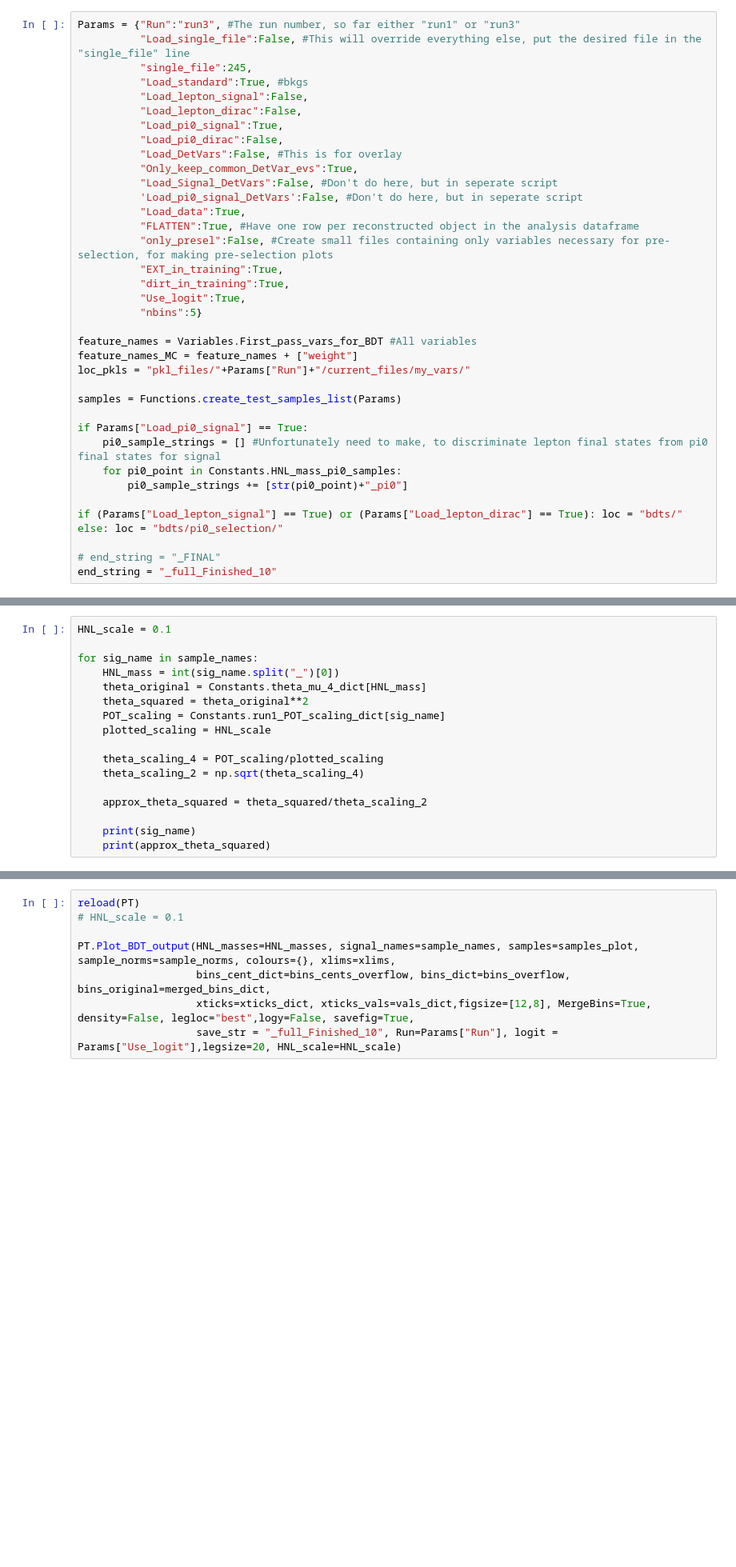
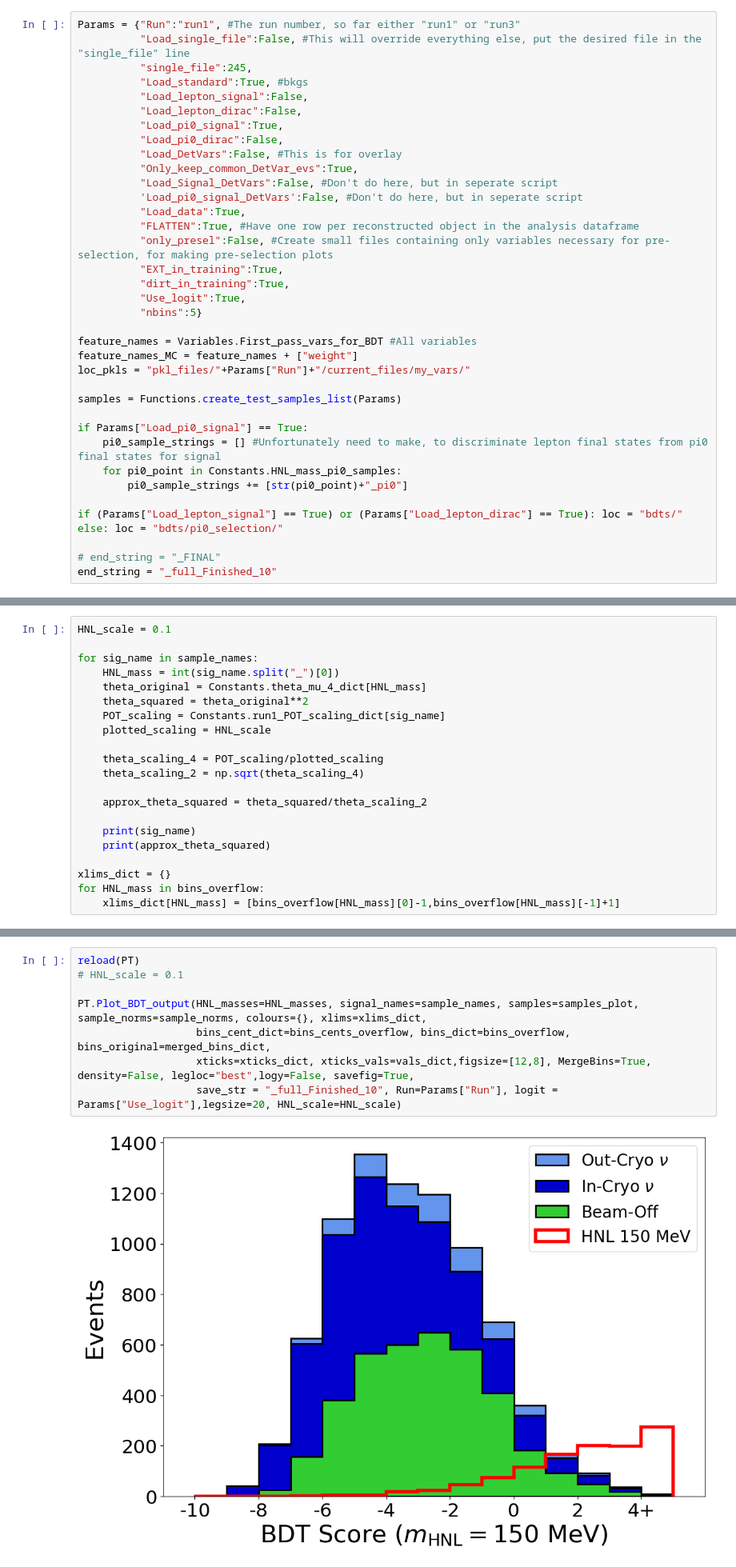
Before and after one commit to dmarsden01/uboone_HNL_analysis, a Jupyter notebook: 3.5_BDT_Results.ipynb, the cells around one changed output, grey strips where cells are left out. Shown at 80% size. Cells and saved outputs as stored; diff of their text form; blank space fills up the shorter version.

```diff
--- a/3.5_BDT_Results.ipynb
+++ b/3.5_BDT_Results.ipynb
@@ -32,7 +32,7 @@ Success
 # %% [markdown]
 ## Reading in files
 # %%
-Params = {"Run":"run3", #The run number, so far either "run1" or "run3"
+Params = {"Run":"run1", #The run number, so far either "run1" or "run3"
           "Load_single_file":False, #This will override everything else, put the desired file in the "single_file" line
           "single_file":245,
           "Load_standard":True, #bkgs
@@ -377,6 +377,10 @@ for sig_name in sample_names:
 
     print(sig_name)
     print(approx_theta_squared)
+
+xlims_dict = {}
+for HNL_mass in bins_overflow:
+    xlims_dict[HNL_mass] = [bins_overflow[HNL_mass][0]-1,bins_overflow[HNL_mass][-1]+1]
 # %% [output]
 150_pi0
 2.0633535550292106e-06
@@ -393,8 +397,10 @@ for sig_name in sample_names:
 # %%
 reload(PT)
 # HNL_scale = 0.1
 
-PT.Plot_BDT_output(HNL_masses=HNL_masses, signal_names=sample_names, samples=samples_plot, sample_norms=sample_norms, colours={}, xlims=xlims,
+PT.Plot_BDT_output(HNL_masses=HNL_masses, signal_names=sample_names, samples=samples_plot, sample_norms=sample_norms, colours={}, xlims=xlims_dict,
                    bins_cent_dict=bins_cents_overflow, bins_dict=bins_overflow, bins_original=merged_bins_dict,
                    xticks=xticks_dict, xticks_vals=vals_dict,figsize=[12,8], MergeBins=True, density=False, legloc="best",logy=False, savefig=True,
                    save_str = "_full_Finished_10", Run=Params["Run"], logit = Params["Use_logit"],legsize=20, HNL_scale=HNL_scale)
+# %% [output]
+[figure, added]
```
Also changed, not shown: parts of 10 cells of this notebook, 4 other files.
